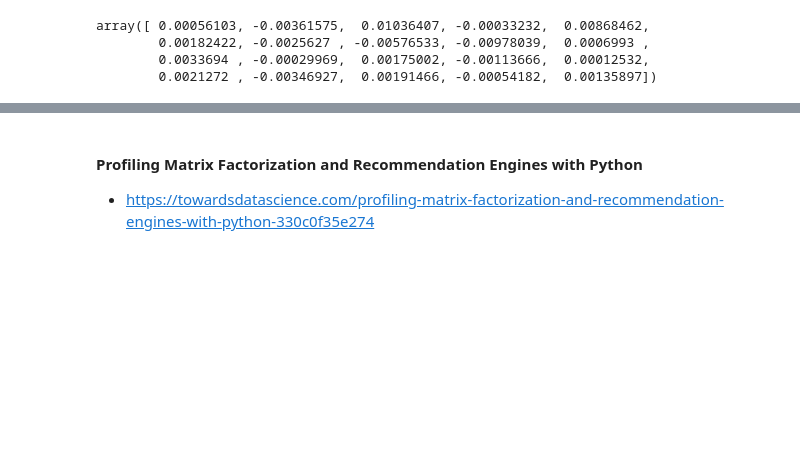
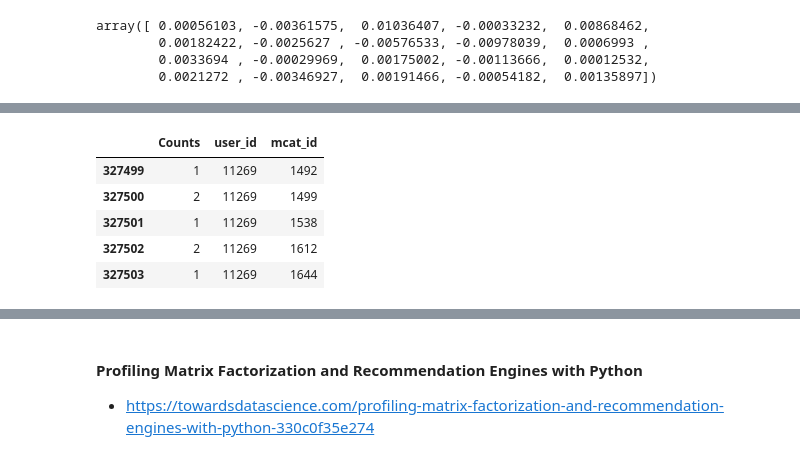
Before and after one commit to hojisu/recommendation-project, a Jupyter notebook: EDA.ipynb, the cells around one changed output, grey strips where cells are left out. Saved outputs shown, nothing was run; the diff lists cells and outputs as text; code cells hidden in the pictures; blank space fills up the shorter version.

```diff
--- a/EDA.ipynb
+++ b/EDA.ipynb
@@ -281,0 +372,10 @@ array([ 0.00056103, -0.00361575,  0.01036407, -0.00033232,  0.00868462,
+# %%
+data = data.drop(['user', 'mcat'], axis=1)
+data.tail(5)
+# %% [output]
+|  | Counts | user_id | mcat_id |
+| 327499 | 1 | 11269 | 1492 |
+| 327500 | 2 | 11269 | 1499 |
+| 327501 | 1 | 11269 | 1538 |
+| 327502 | 2 | 11269 | 1612 |
+| 327503 | 1 | 11269 | 1644 |
```
Also changed, not shown: parts of 22 cells of this notebook.
